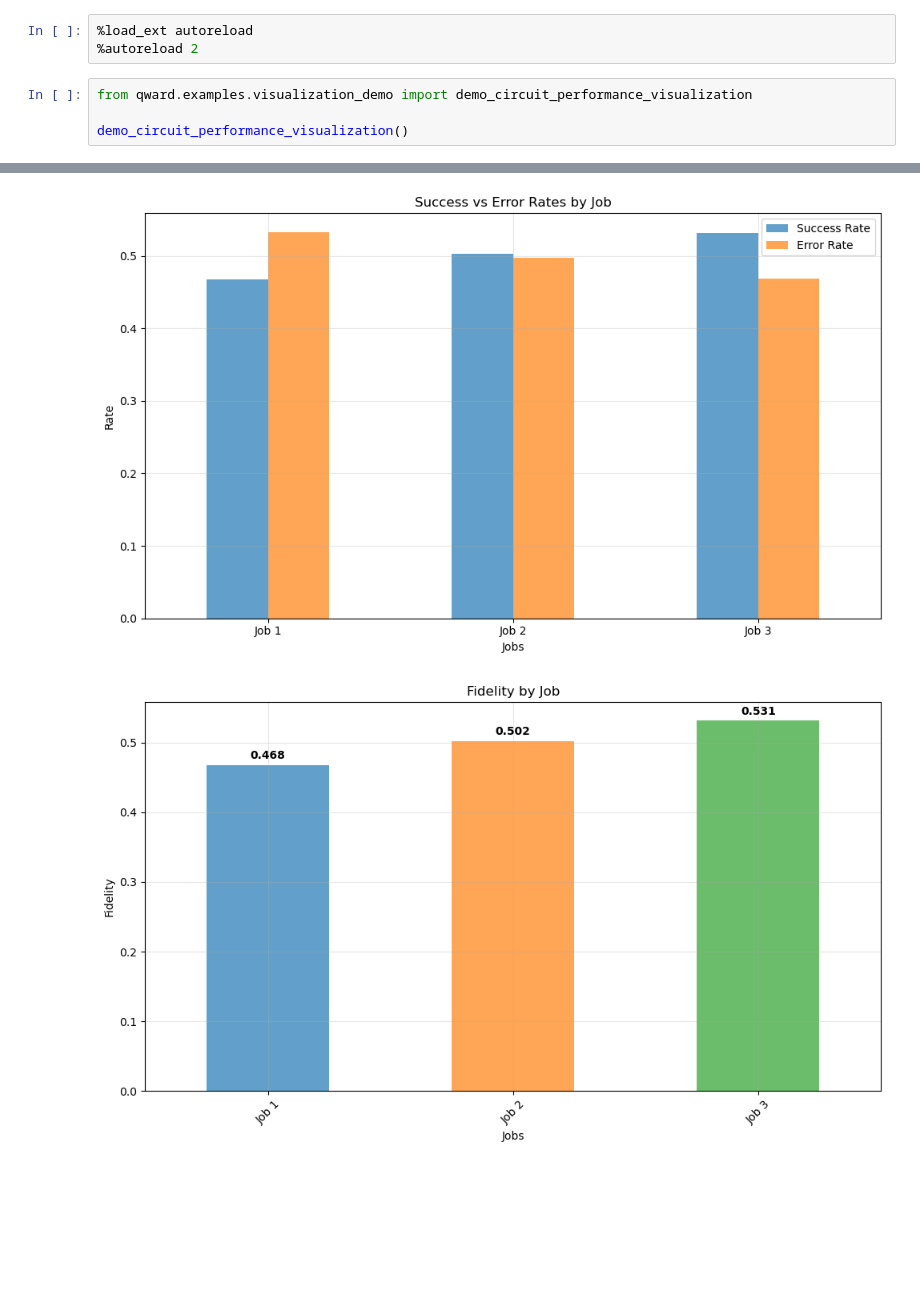
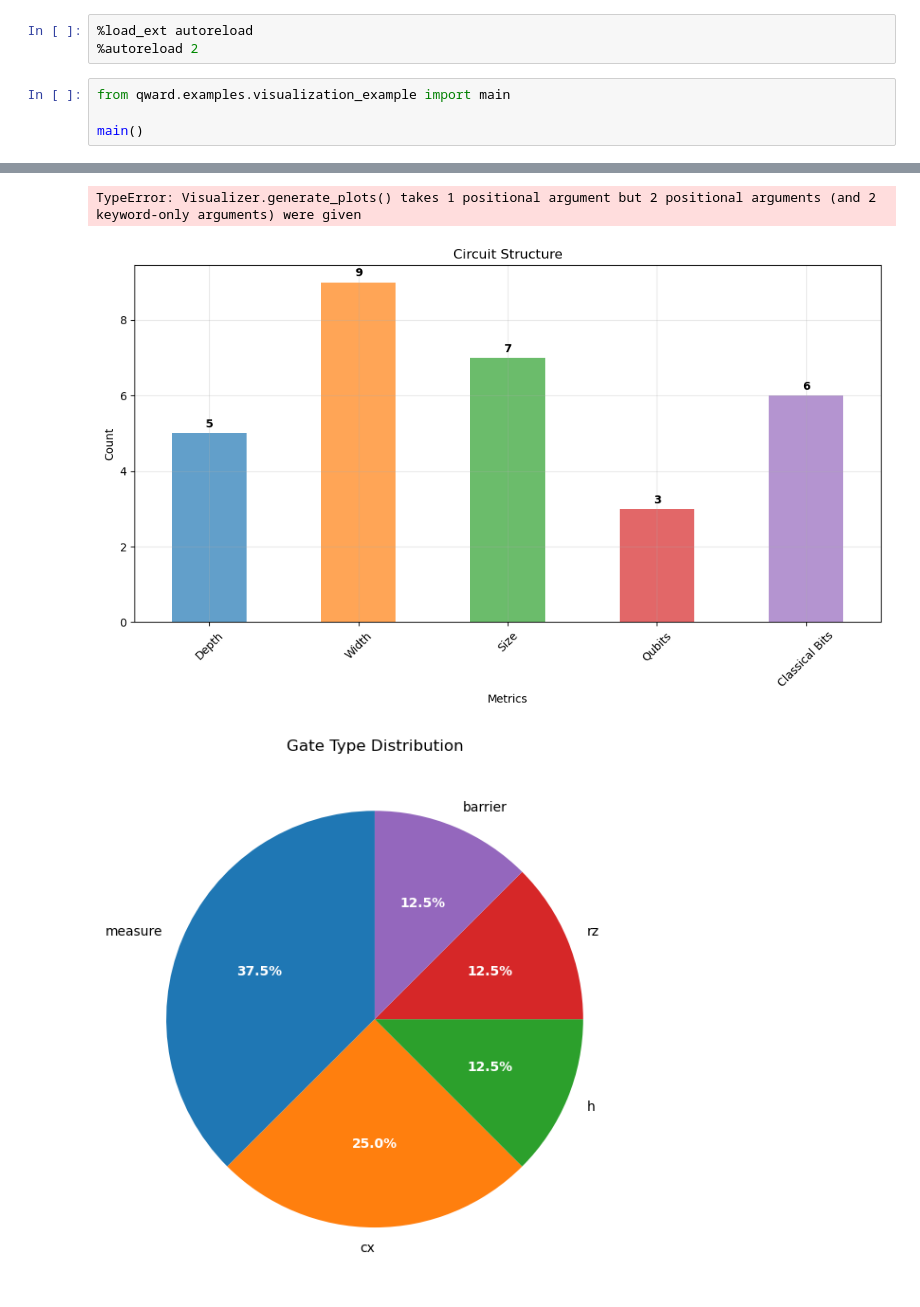
Before and after one commit to xthecapx/qiskit-qward, a Jupyter notebook: qward/examples/visualizer.ipynb, the cells around one changed output, grey strips where cells are left out. Cells and saved outputs as stored; diff of their text form; blank space fills up the shorter version.

```diff
--- a/qward/examples/visualizer.ipynb
+++ b/qward/examples/visualizer.ipynb
@@ -2,7 +2,7 @@
 %load_ext autoreload
 %autoreload 2
 # %%
-from qward.examples.visualization_demo import demo_circuit_performance_visualization
+from qward.examples.visualization_example import main
 
-demo_circuit_performance_visualization()
+main()
 # %% [output]
@@ -26,2 +26,3 @@ meas: 2/══════════════╩══╩═
+TypeError: Visualizer.generate_plots() takes 1 positional argument but 2 positional arguments (and 2 keyword-only arguments) were given
-[figure, old version]
+[figure, new version]
-[figure, old version]
+[figure, new version]
```
Also changed, not shown: parts of 2 cells of this notebook, 42 other files.
